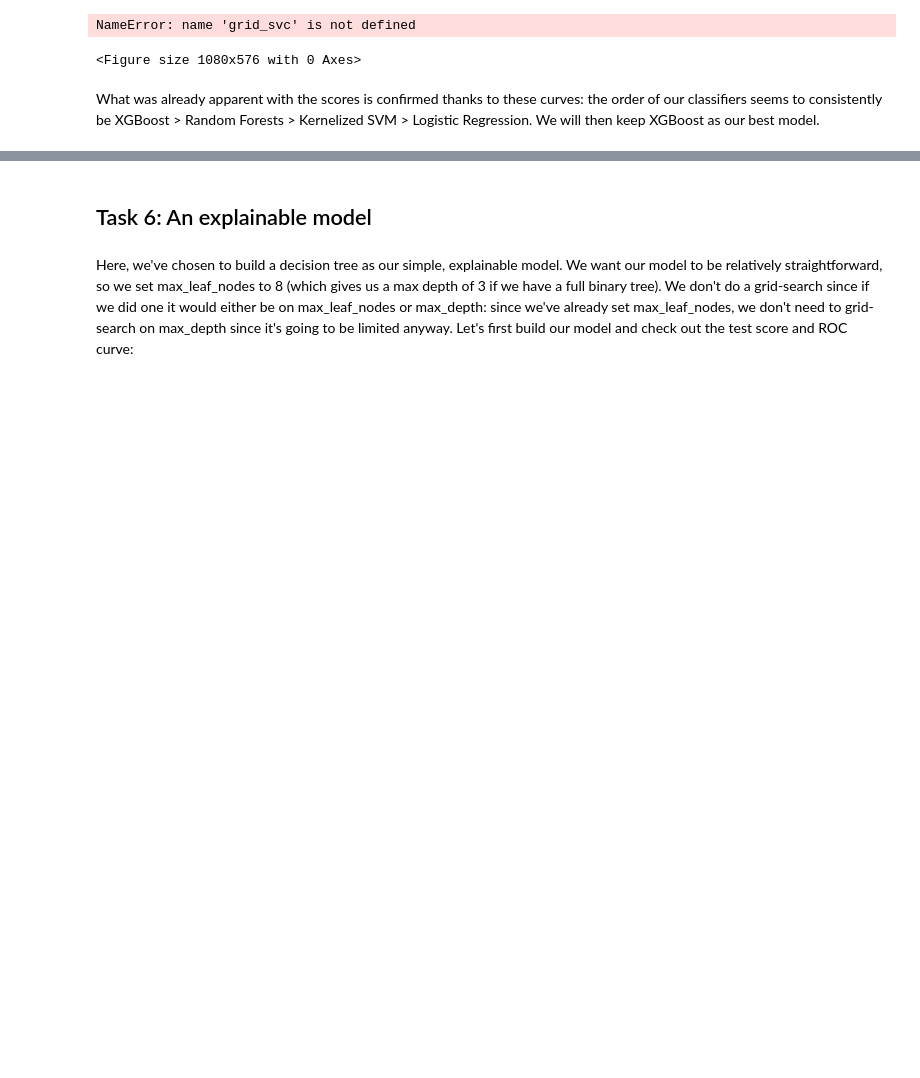
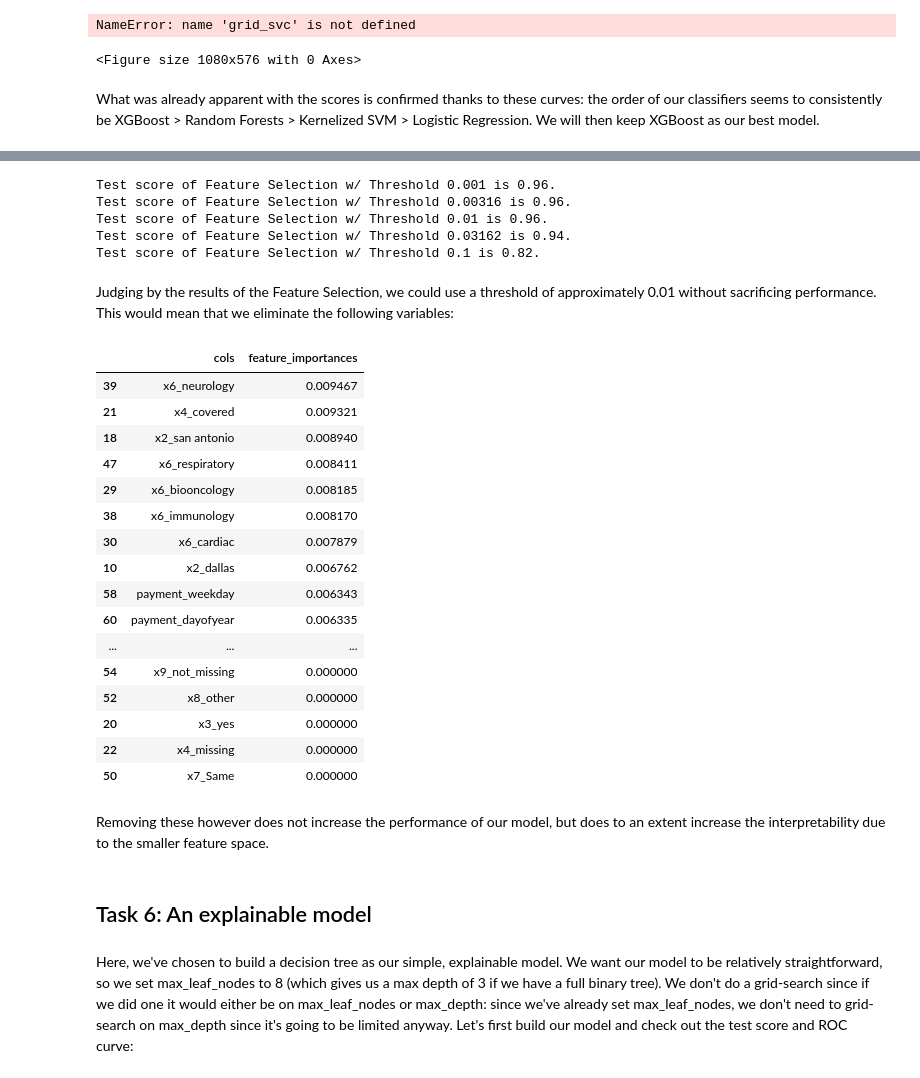
Before and after one commit to aml-spring-19/medical_payment_classification, a Jupyter notebook: HW3.ipynb, the cells around one changed output, grey strips where cells are left out. Saved outputs shown, nothing was run; the diff lists cells and outputs as text; code cells hidden in the pictures; blank space fills up the shorter version.

```diff
--- a/HW3.ipynb
+++ b/HW3.ipynb
@@ -976,3 +1009,43 @@ What was already apparent with the scores is confirmed thanks to these curves: t
+# %%
+for t in np.logspace(-3, -1, 5):
+    feat_selection = SelectFromModel(model.named_steps['xgb'], threshold=t)
+    model_fs = Pipeline([('preprocessing', prepnsc),
+                         ('fs', feat_selection),
+                         ('xgb', XGBClassifier(n_estimators=25,
+                                               learning_rate=grid_xgb.best_params_['xgb__learning_rate'],
+                                               max_depth=grid_xgb.best_params_['xgb__max_depth']))]).fit(X_train, y_train)
+    print('Test score of Feature Selection w/ Threshold {} is {}.'.format(np.round(t, 5),
+                                                                          np.round(model_fs.score(X_test, y_test), 2)))
+# %% [output]
+Test score of Feature Selection w/ Threshold 0.001 is 0.96.
+Test score of Feature Selection w/ Threshold 0.00316 is 0.96.
+Test score of Feature Selection w/ Threshold 0.01 is 0.96.
+Test score of Feature Selection w/ Threshold 0.03162 is 0.94.
+Test score of Feature Selection w/ Threshold 0.1 is 0.82.
+# %% [markdown]
+Judging by the results of the Feature Selection, we could use a threshold of approximately 0.01 without sacrificing performance. This would mean that we eliminate the following variables:
+# %%
+model_res[model_res.feature_importances < 0.01]
+# %% [output]
+|  | cols | feature_importances |
+| 39 | x6_neurology | 0.009467 |
+| 21 | x4_covered | 0.009321 |
+| 18 | x2_san antonio | 0.008940 |
+| 47 | x6_respiratory | 0.008411 |
+| 29 | x6_biooncology | 0.008185 |
+| 38 | x6_immunology | 0.008170 |
+| 30 | x6_cardiac | 0.007879 |
+| 10 | x2_dallas | 0.006762 |
+| 58 | payment_weekday | 0.006343 |
+| 60 | payment_dayofyear | 0.006335 |
+| ... | ... | ... |
+| 54 | x9_not_missing | 0.000000 |
+| 52 | x8_other | 0.000000 |
+| 20 | x3_yes | 0.000000 |
+| 22 | x4_missing | 0.000000 |
+| 50 | x7_Same | 0.000000 |
+# %% [markdown]
+Removing these however does not increase the performance of our model, but does to an extent increase the interpretability due to the smaller feature space.
 # %% [markdown]
 ## Task 6: An explainable model
 # %% [markdown]
```
Also changed, not shown: parts of 14 cells of this notebook.
